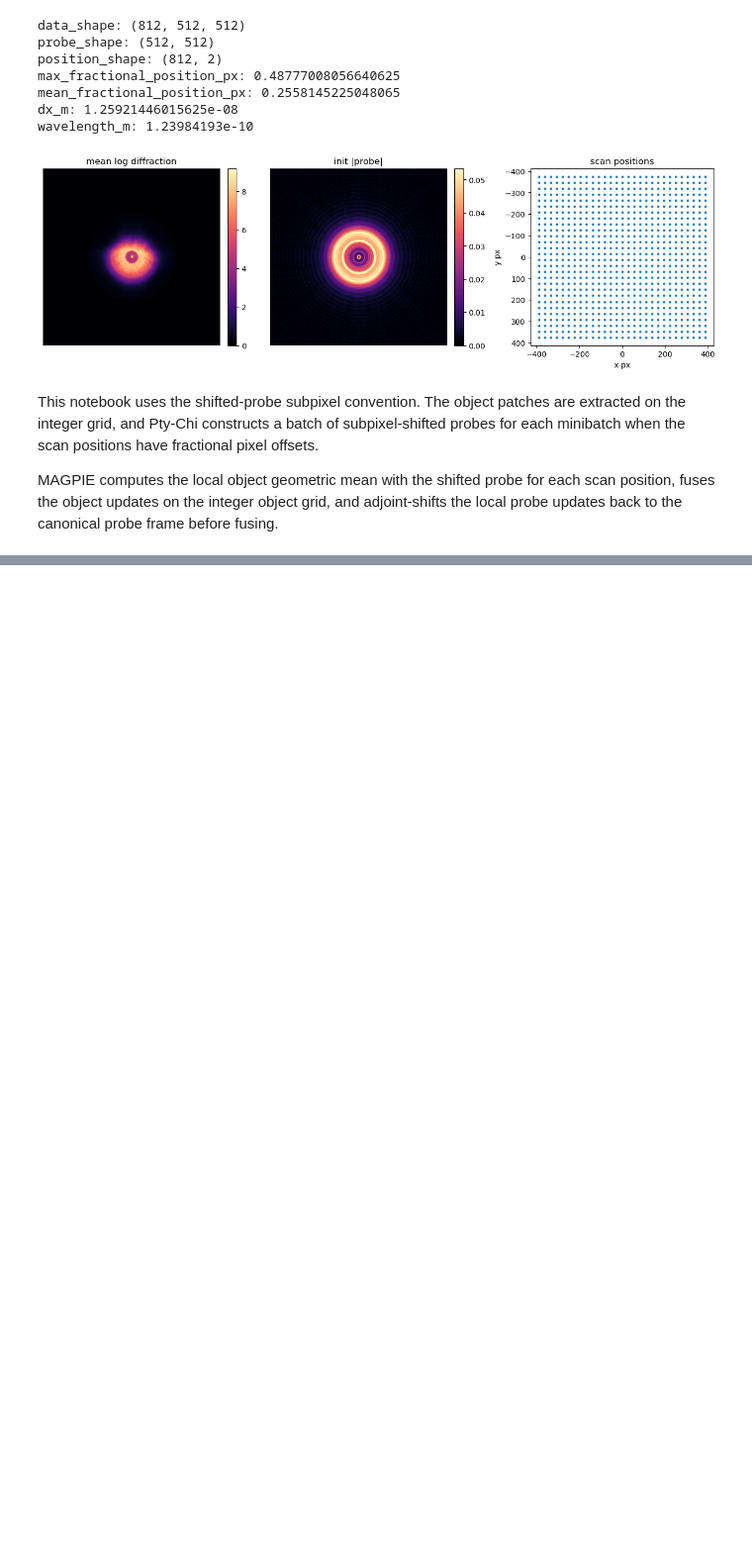
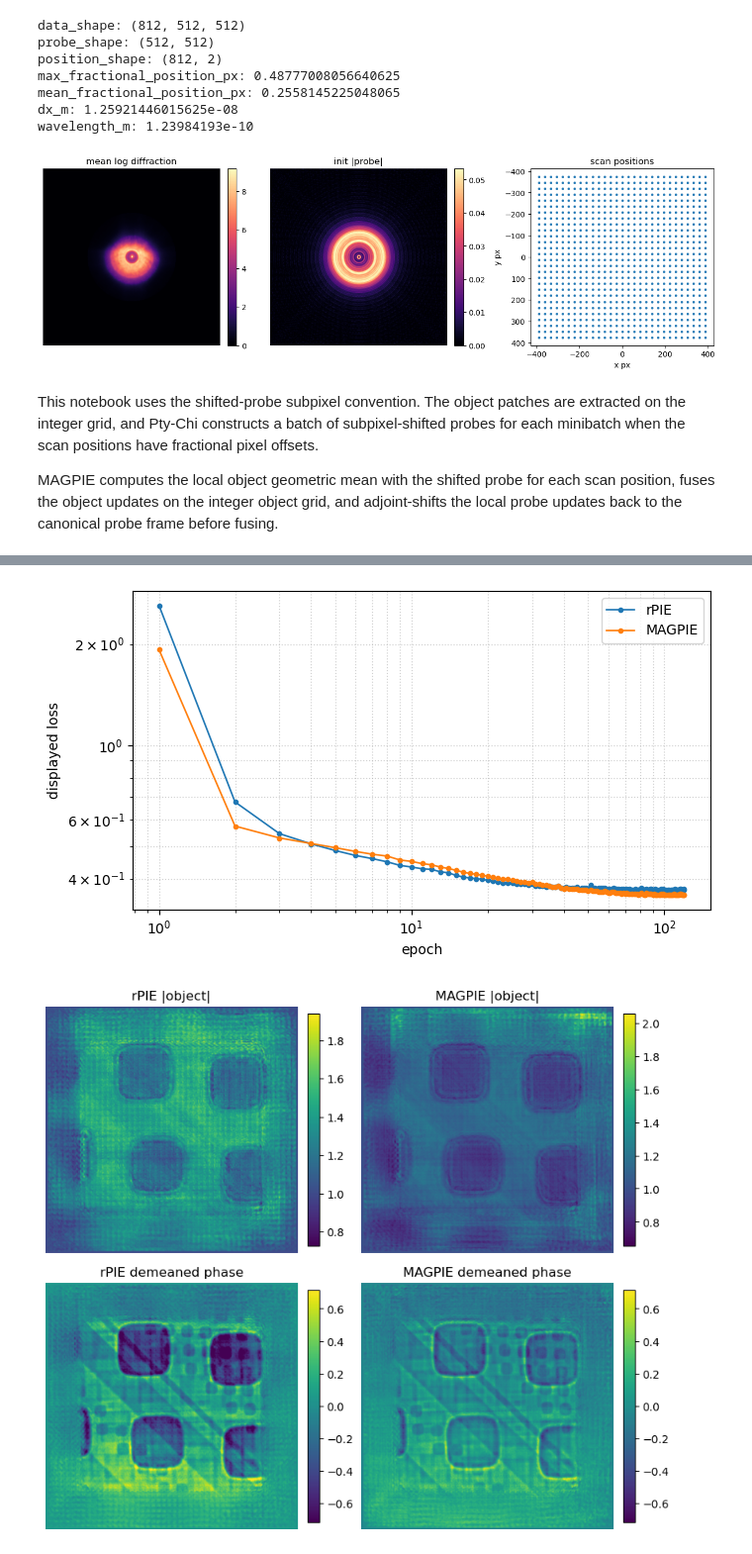
Before and after one commit to borongzhang/blind_magpie_ptychography, a Jupyter notebook: examples/chip/magpie_real_chip.ipynb, the cells around one changed output, grey strips where cells are left out. Shown at 99% size. Cells and saved outputs as stored; diff of their text form; code cells hidden in the pictures; blank space fills up the shorter version.

```diff
--- a/examples/chip/magpie_real_chip.ipynb
+++ b/examples/chip/magpie_real_chip.ipynb
@@ -96,5 +98,5 @@ rPIE: iteration 120/120, residual 3.725092e-01
 # %%
-geometric_magpie = run_real_geometric_magpie(
+blind_magpie = run_real_blind_magpie(
     dataset,
     cfg,
     device,
@@ -121,9 +123,12 @@ MAGPIE: iteration 51/120, residual 3.690996e-01
 # %%
 results = {
     "rPIE": rpie,
-    "MAGPIE": geometric_magpie,
+    "MAGPIE": blind_magpie,
 }
 
 plot_real_loss_comparison({name: result.task for name, result in results.items()})
 plot_real_object_comparison(results, phase_vlim_rad=None, phase_percentile=99.5)
 plot_real_probe_comparison(dataset.probe_init, results, phase_vlim_rad=None, phase_percentile=99.5)
+# %% [output]
+[figure, added]
+[figure, added]
```
Also changed, not shown: parts of 6 cells of this notebook, 8 other files.
